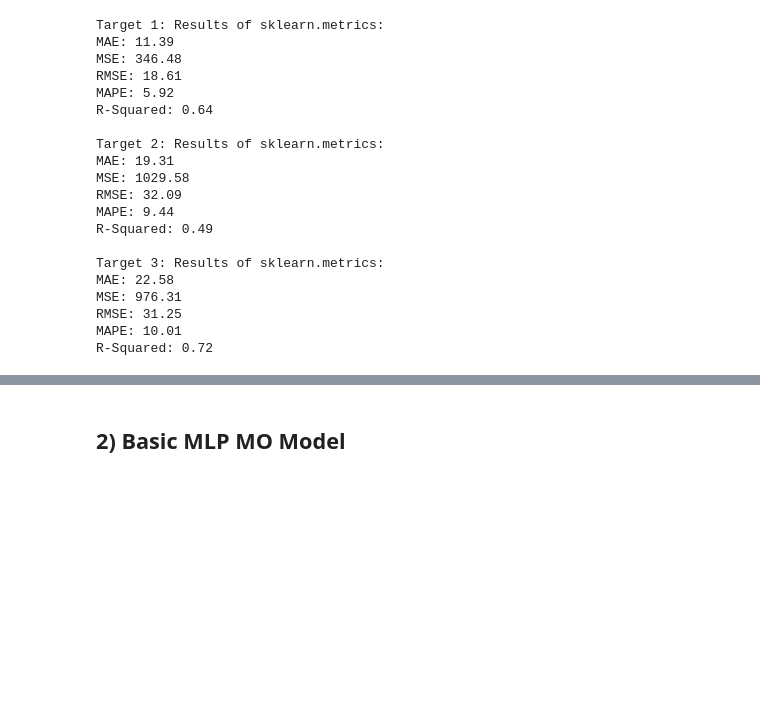
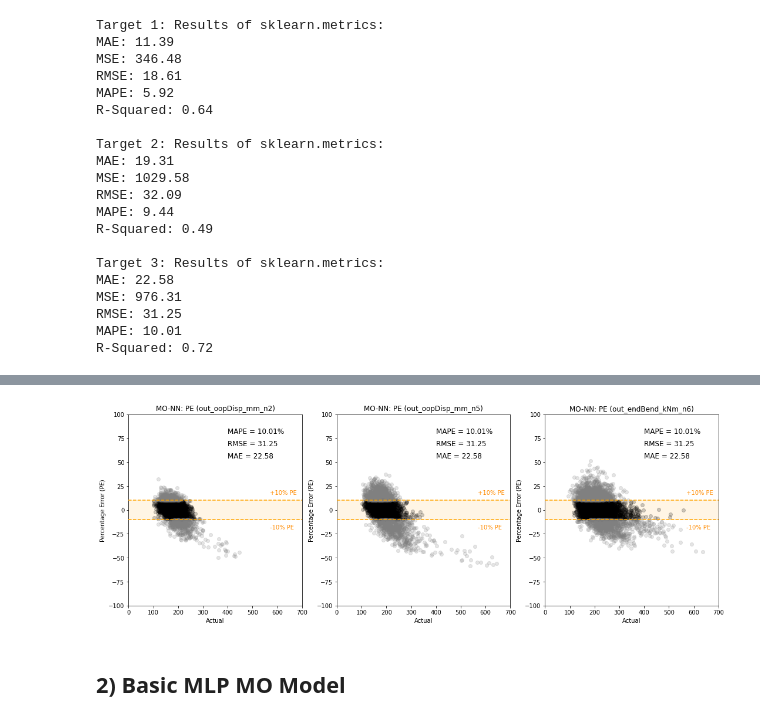
Before and after one commit to 3minuterecord/slug_spools, a Jupyter notebook: 7_final_model_tests.ipynb, the cells around one changed output, grey strips where cells are left out. Drawn from its saved outputs; the diff is of its cells as text; code cells hidden in the pictures; blank space fills up the shorter version.

```diff
--- a/7_final_model_tests.ipynb
+++ b/7_final_model_tests.ipynb
@@ -304,3 +405,27 @@ plt.show()
+# %%
+# Plot percentage error (PE) and further evaluate performance
+fig, ax = plt.subplots(1, 3, figsize = (18, 6))
+for p in range(3):
+    df_plot = df.sort_values([f'y_{p+1}'], ascending=True)
+    df_plot_below = df_plot.loc[(df[f'p_error_{p+1}'].abs() <= 10), :]
+    df_plot_above = df_plot.loc[(df[f'p_error_{p+1}'].abs() > 10), :]
+    ax[p].scatter(df_plot_below[f'y_{p+1}'], df_plot_below[f'p_error_{p+1}'], color = 'black', zorder = 2, alpha=0.2)
+    ax[p].scatter(df_plot_above[f'y_{p+1}'], df_plot_above[f'p_error_{p+1}'], color = 'grey', zorder = 3, alpha=0.2)
+    ax[p].text(570, 16, '+10% PE', fontsize = 10, color = 'darkorange')
+    ax[p].plot([0, 700], [10, 10], '--', color = 'orange', zorder = 4)
+    ax[p].text(570, -20, '-10% PE', fontsize = 10, color = 'darkorange')
+    ax[p].plot([0, 700], [-10, -10], '--', color = 'orange', zorder = 4)
+    ax[p].add_patch(patches.Rectangle((0, -10), 700, 20, color ='orange', zorder = 1, alpha=0.1))
+    ax[p].set(ylabel = 'Percentage Error (PE)', xlabel = 'Actual')
+    ax[p].text(400, 80, f'MAPE = {round(mape, 2)}%', fontsize = 12)
+    ax[p].text(400, 67, f'RMSE = {round(rmse, 2)}', fontsize = 12)
+    ax[p].text(400, 54, f'MAE = {round(mae, 2)}', fontsize = 12)
+    ax[p].set_ylim(-100, 100)
+    ax[p].set_xlim(0, 700)
+    ax[p].set_title(f'MO-NN: PE ({pred_target[p]})')
+plt.show()
+# %% [output]
+[figure, added]
 # %% [markdown]
 ## 2) Basic MLP MO Model
 # %%
```
Also changed, not shown: parts of 7 cells of this notebook, 4 other files.
